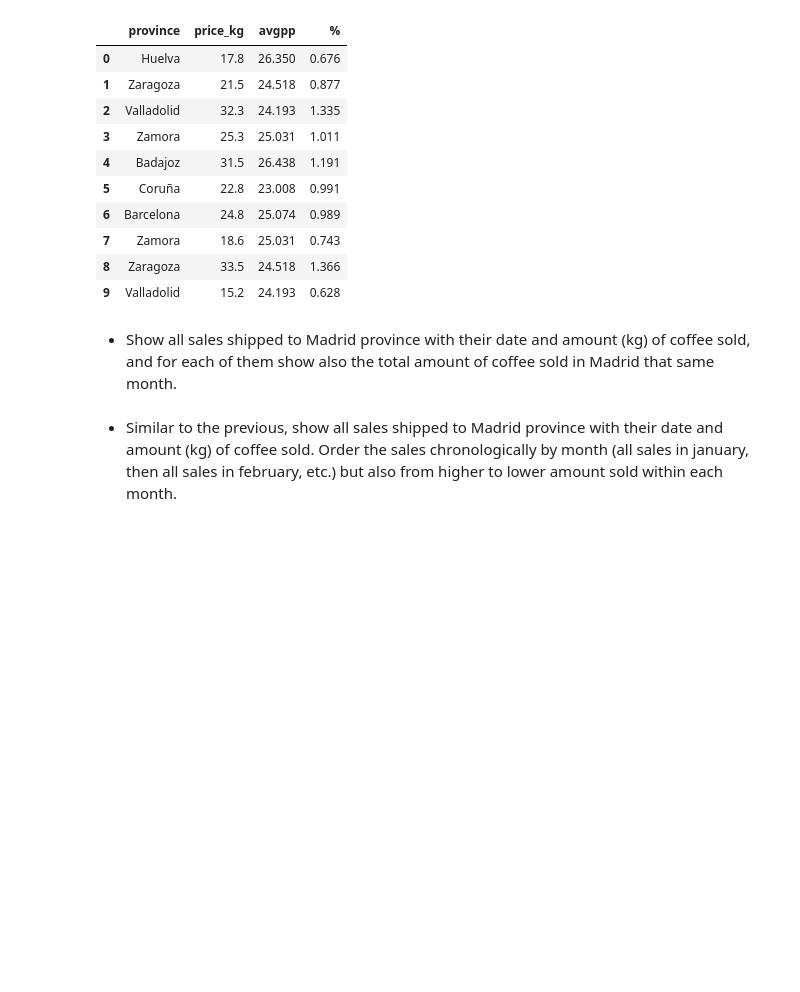
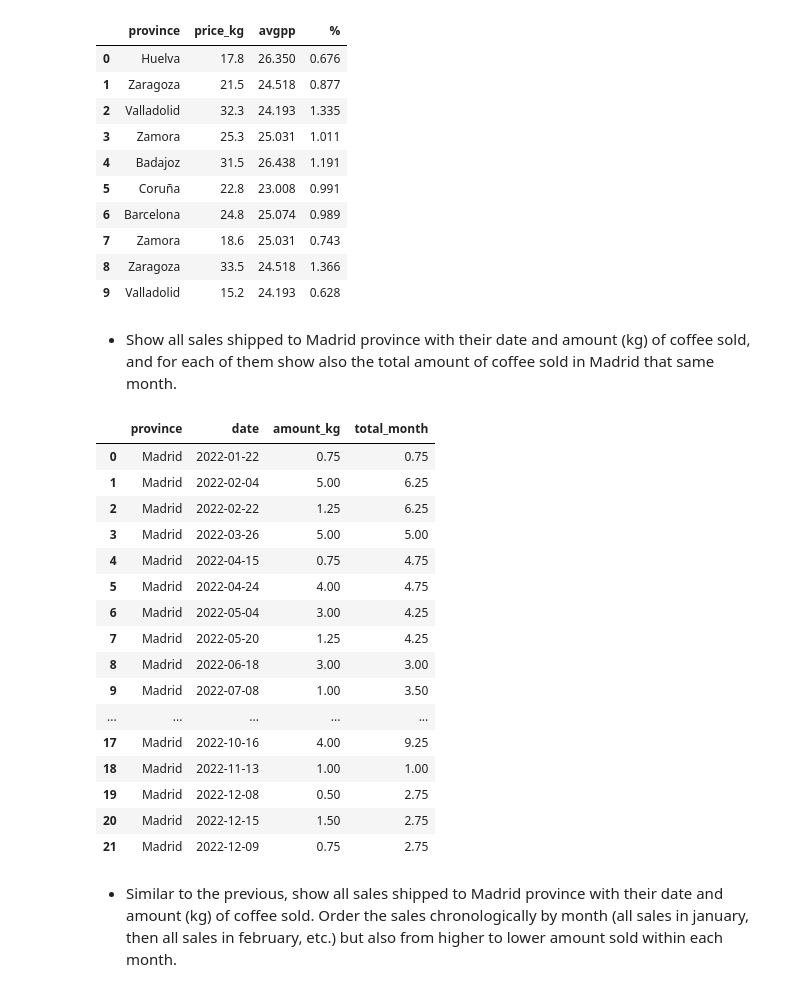
Before and after one commit to guille-ds/DataCleaning-Analysis-Python-SQL, a Jupyter notebook: answers-1.ipynb, the cells around one changed output. Cells and saved outputs as stored; diff of their text form; code cells hidden in the pictures; blank space fills up the shorter version.

```diff
--- a/answers-1.ipynb
+++ b/answers-1.ipynb
@@ -931,6 +912,37 @@ pd.read_sql_query(query, conn).head(10)
 # %% [markdown]
 
 * Show all sales shipped to Madrid province with their date and amount (kg) of coffee sold, and for each of them show also the total amount of coffee sold in Madrid that same month.
+# %%
+query = '''
+        SELECT
+            province,
+            STRFTIME("%Y-%m-%d", timestamp) AS date,
+            amount_kg,
+            SUM(amount_kg) OVER(PARTITION BY STRFTIME("%m", timestamp)) AS total_month
+        FROM
+            sales_update
+        WHERE province = "Madrid"
+        ;
+        '''
+pd.read_sql_query(query, conn)
+# %% [output]
+|  | province | date | amount_kg | total_month |
+| 0 | Madrid | 2022-01-22 | 0.75 | 0.75 |
+| 1 | Madrid | 2022-02-04 | 5.00 | 6.25 |
+| 2 | Madrid | 2022-02-22 | 1.25 | 6.25 |
+| 3 | Madrid | 2022-03-26 | 5.00 | 5.00 |
+| 4 | Madrid | 2022-04-15 | 0.75 | 4.75 |
+| 5 | Madrid | 2022-04-24 | 4.00 | 4.75 |
+| 6 | Madrid | 2022-05-04 | 3.00 | 4.25 |
+| 7 | Madrid | 2022-05-20 | 1.25 | 4.25 |
+| 8 | Madrid | 2022-06-18 | 3.00 | 3.00 |
+| 9 | Madrid | 2022-07-08 | 1.00 | 3.50 |
+| ... | ... | ... | ... | ... |
+| 17 | Madrid | 2022-10-16 | 4.00 | 9.25 |
+| 18 | Madrid | 2022-11-13 | 1.00 | 1.00 |
+| 19 | Madrid | 2022-12-08 | 0.50 | 2.75 |
+| 20 | Madrid | 2022-12-15 | 1.50 | 2.75 |
+| 21 | Madrid | 2022-12-09 | 0.75 | 2.75 |
 # %% [markdown]
 
 * Similar to the previous, show all sales shipped to Madrid province with their date and amount (kg) of coffee sold. Order the sales chronologically by month (all sales in january, then all sales in february, etc.) but also from higher to lower amount sold within each month.
```
Also changed, not shown: parts of 6 cells of this notebook, 1 other file.
